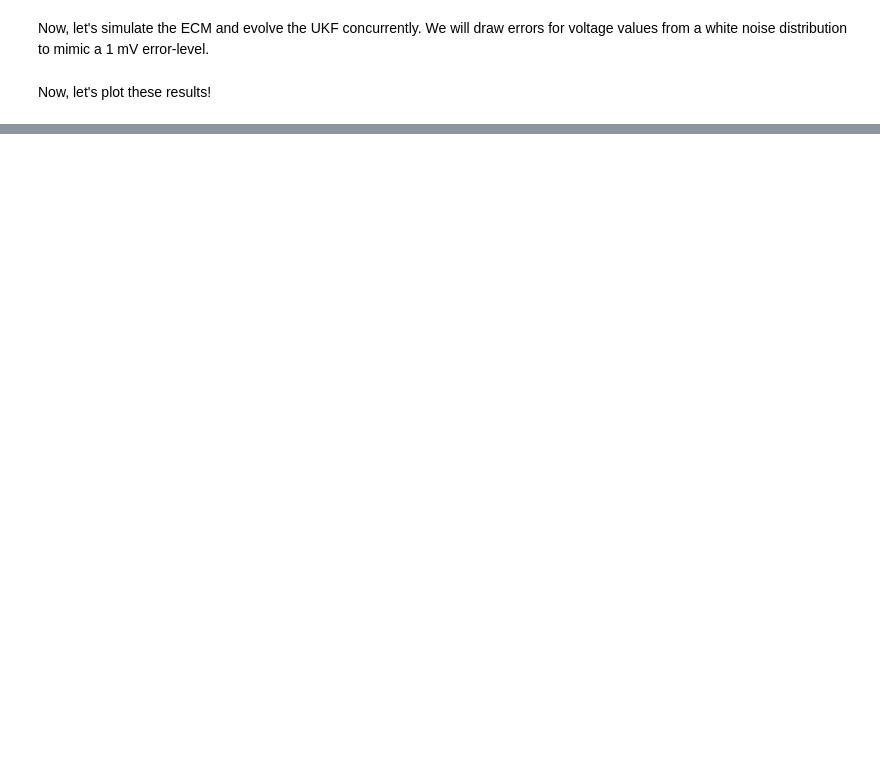
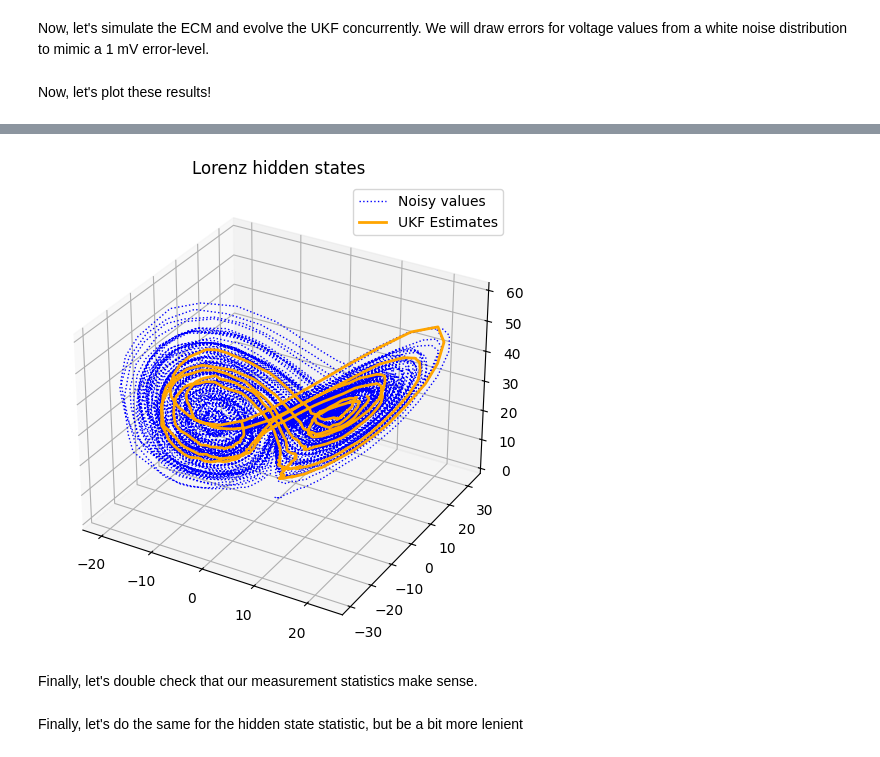
Before and after one commit to ROVI-org/auto-soh, a Jupyter notebook: notebooks/demonstrate_ukf.ipynb, the cells around one changed output, grey strips where cells are left out. Saved outputs shown, nothing was run; the diff lists cells and outputs as text; code cells hidden in the pictures; blank space fills up the shorter version.

Commit message:
Adding battery-independent UKF demo
Added a Lorenz chaotic system to the UKF demo, which will be used for the unit
test of the UKF.

```diff
--- a/notebooks/demonstrate_ukf.ipynb
+++ b/notebooks/demonstrate_ukf.ipynb
@@ -271,0 +508,19 @@ _ = ax[2].set_xlabel('Time [hr]')
+# %%
+fig = plt.figure(figsize=(6,6))
+ax = fig.add_subplot(projection='3d')
+ax.plot(*np.array([hid.flatten() for hid in noisy_values['state']]).T[-500:],
+        color='blue',
+        linewidth=1,
+        linestyle=':',
+        label='Noisy values')
+ax.plot(ukf_x[-500:], ukf_y[-500:], ukf_z[-500:],
+        color='orange',
+        linewidth=2,
+        # linestyle=':',
+        label='UKF Estimates')
+ax.set_title('Lorenz hidden states')
+_ = ax.legend()
+# %% [output]
+[figure, added]
+# %% [markdown]
+Finally, let's double check that our measurement statistics make sense.
@@ -271,0 +556,2 @@ _ = ax[2].set_xlabel('Time [hr]')
+# %% [markdown]
+Finally, let's do the same for the hidden state statistic, but be a bit more lenient
```
Also changed, not shown: parts of 17 cells of this notebook.
